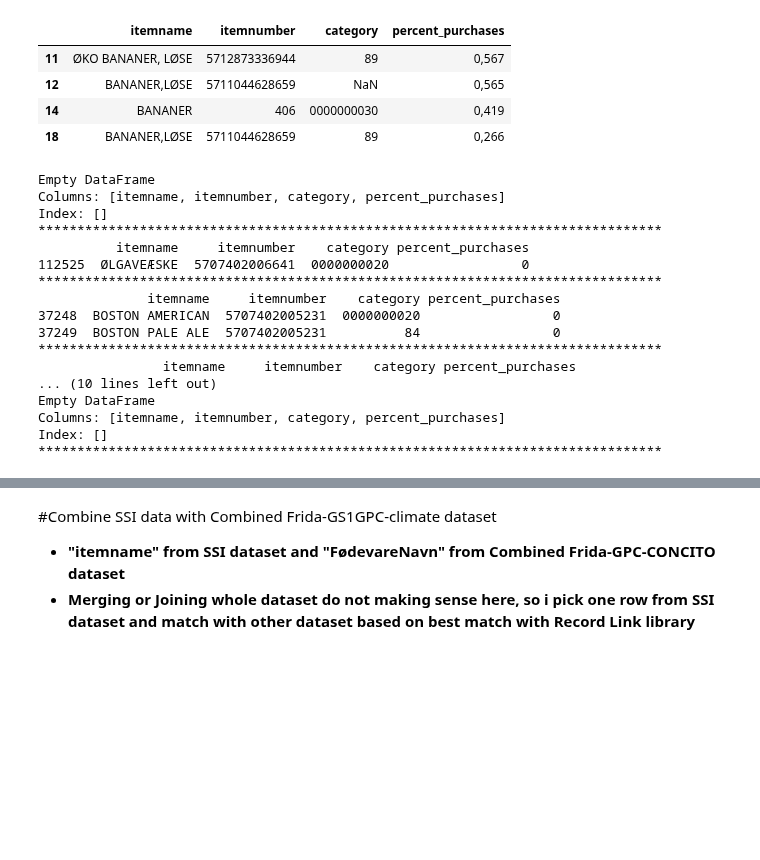
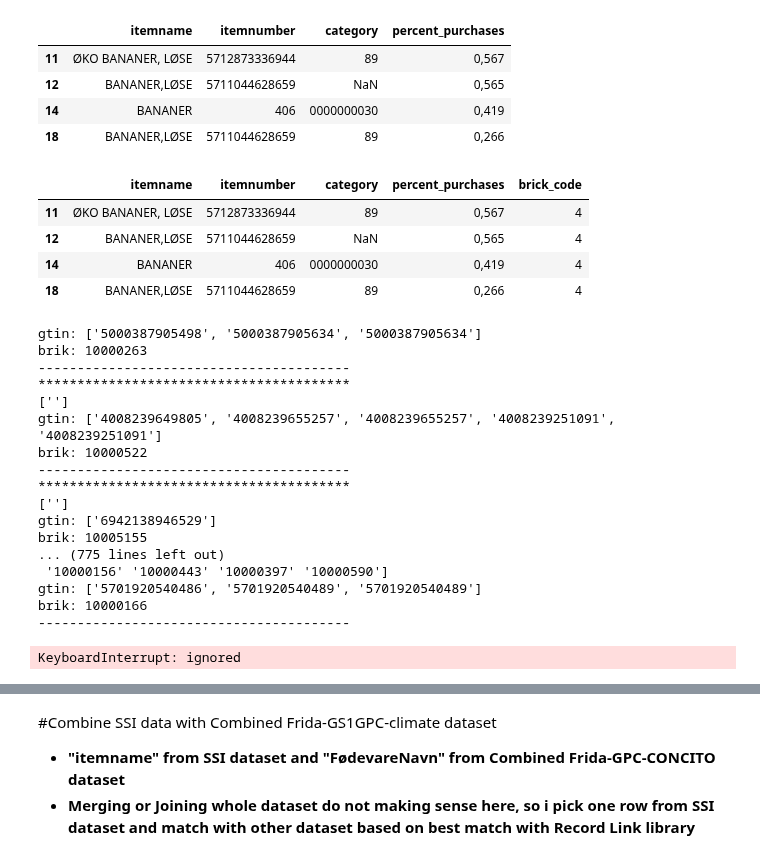
Before and after one commit to mrchapagain/ConsumerDataAnalytics, a Jupyter notebook: Data_Exploration.ipynb, the cells around one changed output, grey strips where cells are left out. Saved outputs shown, nothing was run; the diff lists cells and outputs as text; code cells hidden in the pictures; blank space fills up the shorter version.

```diff
--- a/Data_Exploration.ipynb
+++ b/Data_Exploration.ipynb
@@ -272,27 +276,59 @@ b
 | 12 | BANANER,LØSE | 5711044628659 | NaN | 0,565 |
 | 14 | BANANER | 406 | 0000000030 | 0,419 |
 | 18 | BANANER,LØSE | 5711044628659 | 89 | 0,266 |
-# %%
-# lets explore the SSI dataset with GTIN code from GS1
-gtin_list= ['05707402008577', '05707402006641', '05707402005231', '05707402007990', '05707402008119', '05707402008171', '00000057014388'] # ['15705001150090', '05705001150086']
-for gtin in gtin_list:
-  print(data_ssi[data_ssi.itemnumber == gtin[1:]])
-  print("*"*80)
-# %% [output]
-Empty DataFrame
-Columns: [itemname, itemnumber, category, percent_purchases]
-Index: []
-********************************************************************************
-          itemname     itemnumber    category percent_purchases
-112525  ØLGAVEÆSKE  5707402006641  0000000020                 0
-********************************************************************************
-              itemname     itemnumber    category percent_purchases
-37248  BOSTON AMERICAN  5707402005231  0000000020                 0
-37249  BOSTON PALE ALE  5707402005231          84                 0
-********************************************************************************
-                itemname     itemnumber    category percent_purchases
-... (10 lines left out)
-Empty DataFrame
-Columns: [itemname, itemnumber, category, percent_purchases]
-Index: []
-********************************************************************************
+# %%
+b["brick_code"] =""
+#b.brick_code= 00
+lst= [0,1, 2,3,4]
+for i in lst:
+  for row, col in b.iterrows():
+    col.brick_code= i
+b
+# %% [output]
+|  | itemname | itemnumber | category | percent_purchases | brick_code |
+| 11 | ØKO BANANER, LØSE | 5712873336944 | 89 | 0,567 | 4 |
+| 12 | BANANER,LØSE | 5711044628659 | NaN | 0,565 | 4 |
+| 14 | BANANER | 406 | 0000000030 | 0,419 | 4 |
+| 18 | BANANER,LØSE | 5711044628659 | 89 | 0,266 | 4 |
+# %%
+# lets explore the SSI dataset with GTIN code from GS1
+
+#iterate over gtin and Brick-code dataset
+data_ssi["brick_code"] =""
+for row, col in gtin_brickcode.iterrows():
+  gtin_list= col.gtin #["5712873336944", '	5711044628659', '5707402006641', '406', '5711044628659', '5707402008119', '5707402008171', '0000057014388']
+  gpc_code= col.gpcCategoryCode[0]
+  print("gtin:", gtin_list)
+  print("brik:", gpc_code)
+  print("-"*40)
+
+  # now lets take a row from SSI dataset
+  for  row, col in data_ssi.iterrows():
+    # check if itemnumber from SSI rows is exist in the column of GTIN code list
+    if col.itemnumber in gtin_list:
+      col.brick_code = gpc_code
+      print("gtin is in the list")
+      print("brickcode:", col.brick_code)
+    else:
+      pass
+  print("*"* 40)
+  print(data_ssi.brick_code.unique())
+# %% [output]
+gtin: ['5000387905498', '5000387905634', '5000387905634']
+brik: 10000263
+----------------------------------------
+****************************************
+['']
+gtin: ['4008239649805', '4008239655257', '4008239655257', '4008239251091', '4008239251091']
+brik: 10000522
+----------------------------------------
+****************************************
+['']
+gtin: ['6942138946529']
+brik: 10005155
+... (775 lines left out)
+ '10000156' '10000443' '10000397' '10000590']
+gtin: ['5701920540486', '5701920540489', '5701920540489']
+brik: 10000166
+----------------------------------------
+KeyboardInterrupt: ignored
```
Also changed, not shown: parts of 14 cells of this notebook.
